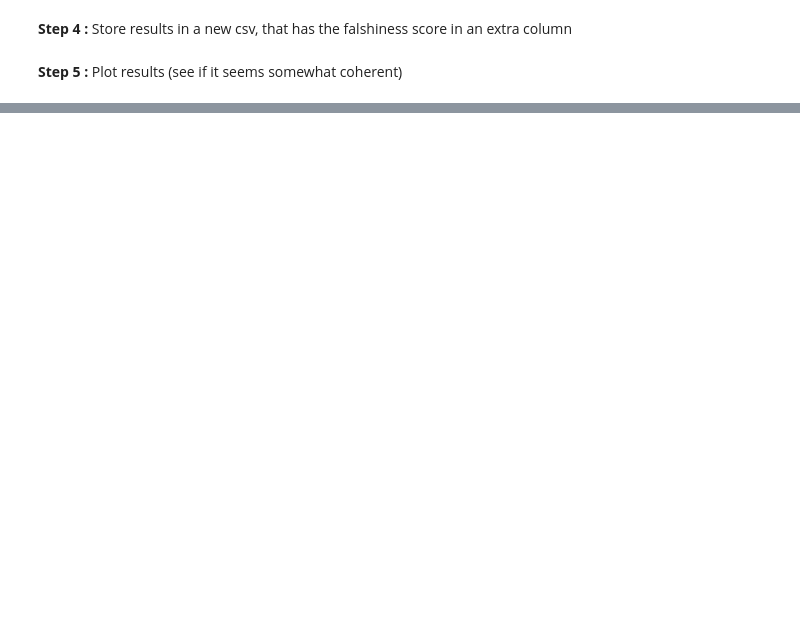
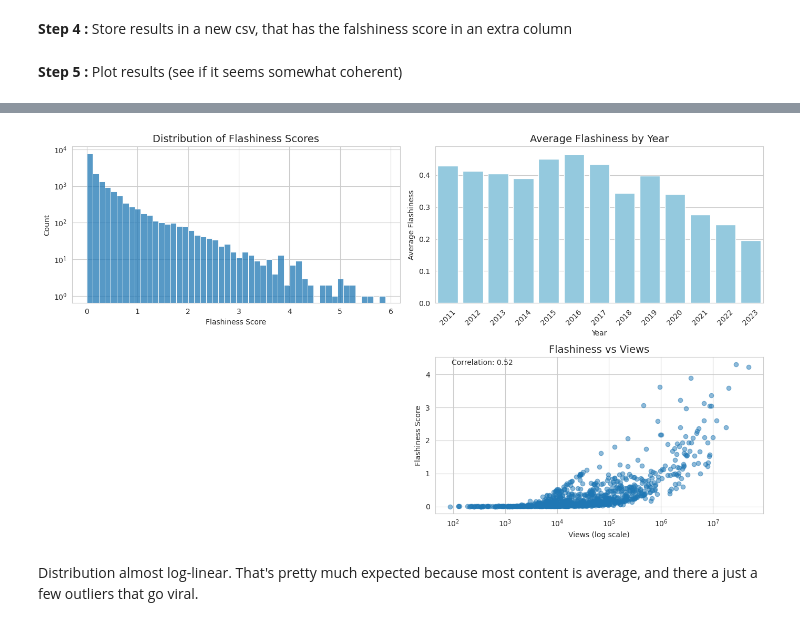
Before and after one commit to Antoine2212/CSC_43M04_EP_challenge, a Jupyter notebook: flashy/compute_scores.ipynb, the cells around one changed output, grey strips where cells are left out. Drawn from its saved outputs; the diff is of its cells as text; code cells hidden in the pictures; blank space fills up the shorter version.

```diff
--- a/flashy/compute_scores.ipynb
+++ b/flashy/compute_scores.ipynb
@@ -140,0 +278,47 @@ plt.show()
+# %%
+import seaborn as sns
+
+# Set style
+sns.set_style("whitegrid")
+plt.figure(figsize=(14, 8))
+
+
+# Create subplot for overall distribution
+plt.subplot(2, 2, 1)
+sns.histplot(np.array(df['flashiness']), bins=50)
+plt.title('Distribution of Flashiness Scores', fontsize=14)
+plt.xlabel('Flashiness Score')
+plt.ylabel('Count')
+plt.yscale('log')  # Using log scale to better see the distribution
+
+# Create subplot for flashiness by year
+plt.subplot(2, 2, 2)
+yearly_stats = df.groupby('year')['flashiness'].agg(['mean', 'median', 'std']).reset_index()
+sns.barplot(x='year', y='mean', data=yearly_stats, color='skyblue')
+plt.title('Average Flashiness by Year', fontsize=14)
+plt.xlabel('Year')
+plt.ylabel('Average Flashiness')
+plt.xticks(rotation=45)
+
+
+
+# Create subplot for relation between views and flashiness
+plt.subplot(2, 2, 4)
+# Add small value to handle log scale
+df_sample = df.sample(min(1000, len(df)))  # Sample to avoid overcrowding
+plt.scatter(df_sample['views'], df_sample['flashiness'], alpha=0.5)
+plt.xscale('log')
+plt.title('Flashiness vs Views', fontsize=14)
+plt.xlabel('Views (log scale)')
+plt.ylabel('Flashiness Score')
+
+# Compute correlation
+corr = df['views'].corr(df['flashiness'])
+plt.annotate(f'Correlation: {corr:.2f}', xy=(0.05, 0.95), xycoords='axes fraction')
+
+plt.tight_layout()
+plt.show()
+# %% [output]
+[figure, added]
+# %% [markdown]
+Distribution almost log-linear. That's pretty much expected because most content is average, and there a just a few outliers that go viral.
```
Also changed, not shown: parts of 10 cells of this notebook, 2 other files.
